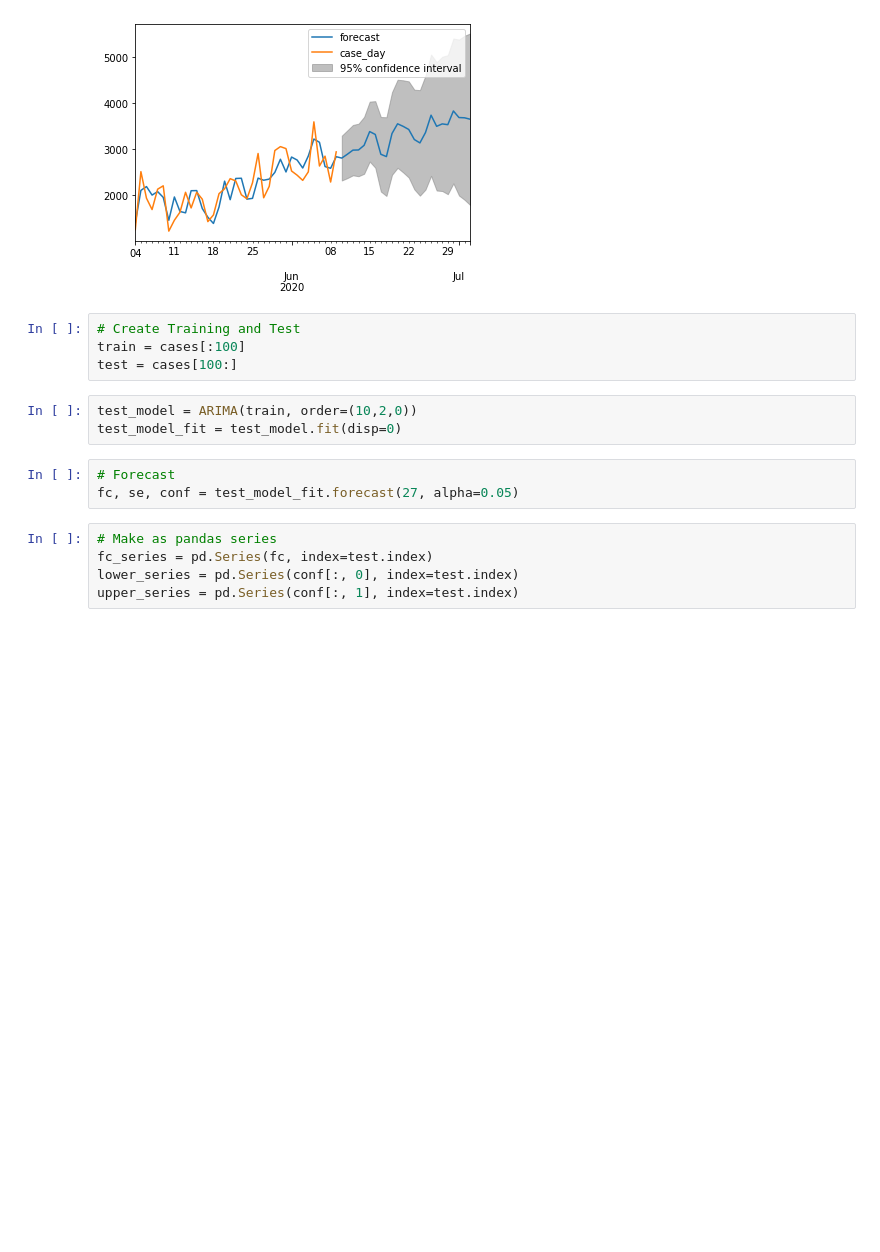
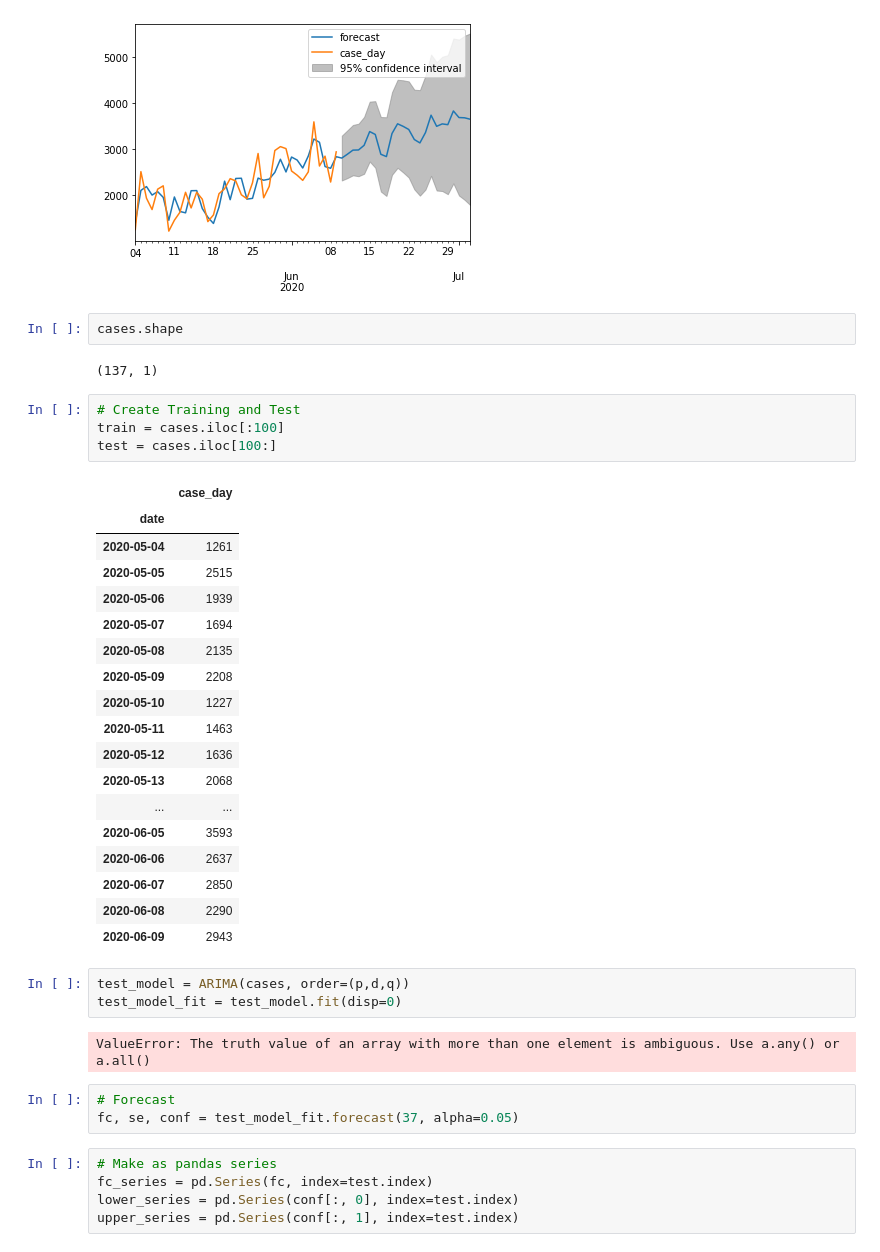
Before and after one commit to menlodoug/Final_Project, a Jupyter notebook: Machine Learning/arima_cases_prediction.ipynb, the cells around one changed output. Drawn from its saved outputs; the diff is of its cells as text; blank space fills up the shorter version.

```diff
--- a/Machine Learning/arima_cases_prediction.ipynb
+++ b/Machine Learning/arima_cases_prediction.ipynb
@@ -343,16 +341,41 @@ model_fit.plot_predict(100,160)
 # %% [output]
 [figure]
 [figure]
+# %%
+cases.shape
+# %% [output]
+(137, 1)
 # %%
 # Create Training and Test
-train = cases[:100]
-test = cases[100:]
+train = cases.iloc[:100]
+test = cases.iloc[100:]
+# %% [output]
+|  | case_day |
+| date |  |
+| 2020-05-04 | 1261 |
+| 2020-05-05 | 2515 |
+| 2020-05-06 | 1939 |
+| 2020-05-07 | 1694 |
+| 2020-05-08 | 2135 |
+| 2020-05-09 | 2208 |
+| 2020-05-10 | 1227 |
+| 2020-05-11 | 1463 |
+| 2020-05-12 | 1636 |
+| 2020-05-13 | 2068 |
+| ... | ... |
+| 2020-06-05 | 3593 |
+| 2020-06-06 | 2637 |
+| 2020-06-07 | 2850 |
+| 2020-06-08 | 2290 |
+| 2020-06-09 | 2943 |
 # %%
-test_model = ARIMA(train, order=(10,2,0))
+test_model = ARIMA(cases, order=(p,d,q))
 test_model_fit = test_model.fit(disp=0)
+# %% [output]
+ValueError: The truth value of an array with more than one element is ambiguous. Use a.any() or a.all()
 # %%
 # Forecast
-fc, se, conf = test_model_fit.forecast(27, alpha=0.05)
+fc, se, conf = test_model_fit.forecast(37, alpha=0.05)
 # %%
 # Make as pandas series
 fc_series = pd.Series(fc, index=test.index)
```
Also changed, not shown: parts of 7 cells of this notebook, 4 other files.
